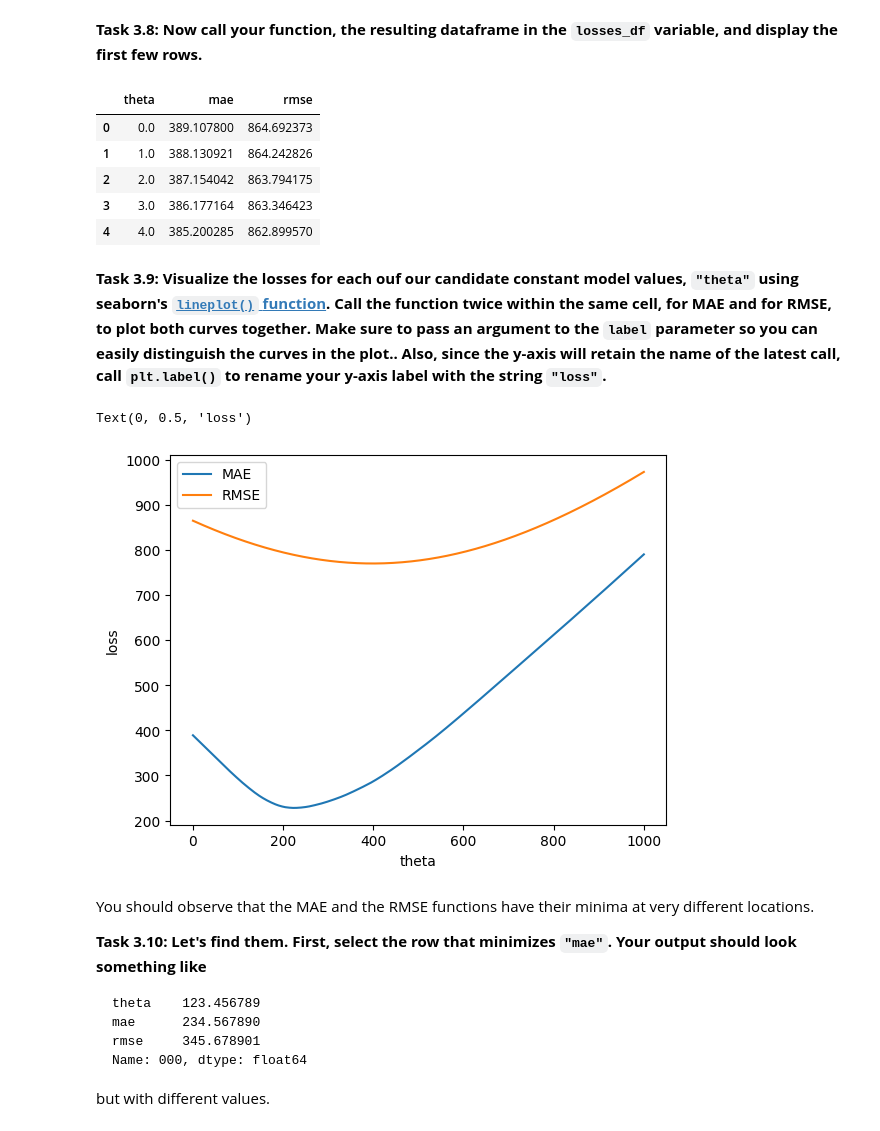
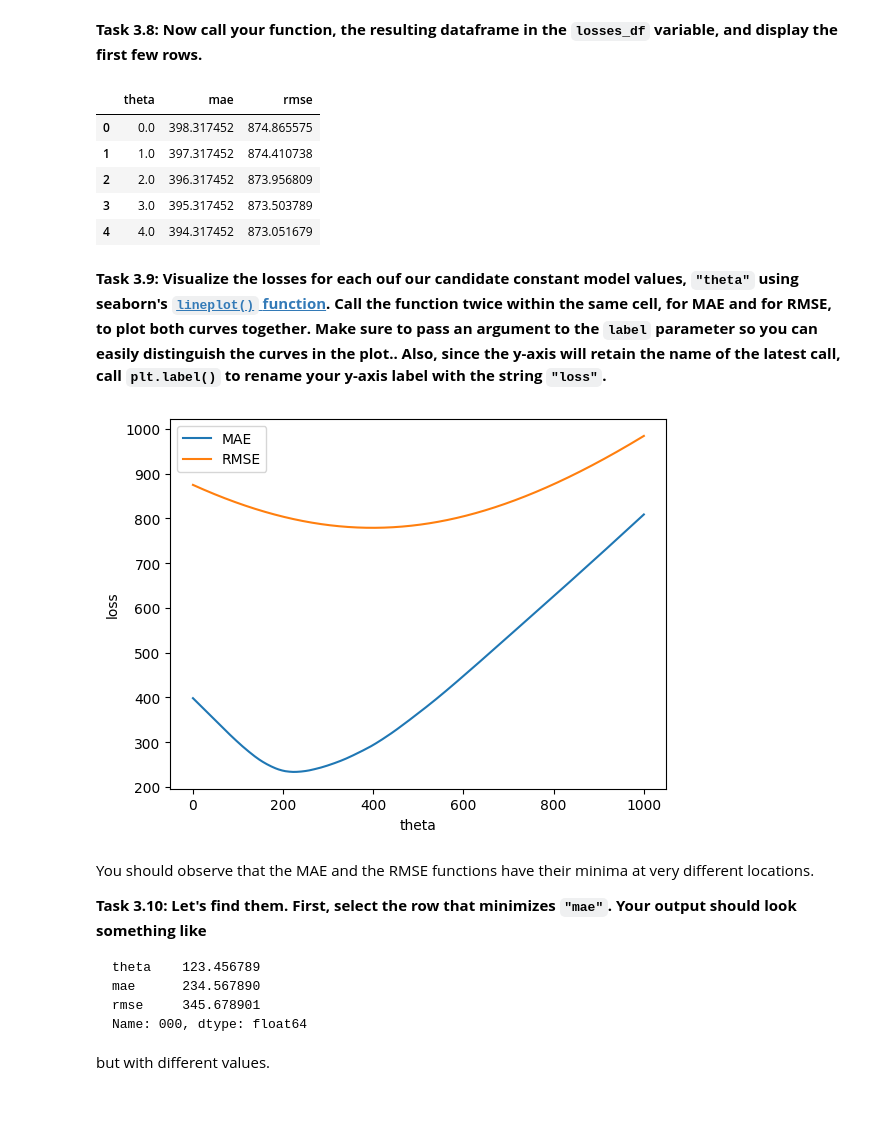
Before and after one commit to Jguan10/CS-39542, a Jupyter notebook: Programming Assignment 1/program01-template.ipynb, the cells around one changed output. Cells and saved outputs as stored; diff of their text form; code cells hidden in the pictures.

```diff
--- a/Programming Assignment 1/program01-template.ipynb
+++ b/Programming Assignment 1/program01-template.ipynb
@@ -382,45 +402,69 @@ Let's explore the differences between loss functions by building many constant m
 # function to compute losses over many constant models
 
 def compute_losses(y_true: pd.Series):
-    """Compute MAE and RMSE losses over a range of theta values.
+    """
+    Compute MAE and RMSE losses over a range of theta values.
 
-    :y_true: pandas.Series with true data.
+    :param y_true: pandas.Series with true data.
     :returns: pandas.DataFrame with MAE and RMSE values for each theta.
     """
 
     thetas = np.linspace(0, 1000, 1001)
+    maes = []
+    rmses = []
 
-   # complete this function ...
+    for i in thetas:
+        predictions = pd.Series(np.full(y_true.shape, i))
+
+        mae = mae_loss(y_true, predictions)
+        maes.append(mae)
+
+        rmse = rmse_loss(y_true, predictions)
+        rmses.append(rmse)
+
+    result_df = pd.DataFrame({
+        'theta': thetas,
+        'mae': maes,
+        'rmse': rmses
+    })
+
+    return result_df
 # %% [markdown]
 **Task 3.8: Now call your function, the resulting dataframe in the `losses_df` variable, and display the first few rows.**
 # %%
 # compute losses over many constant models
+losses_df = compute_losses(nycha_df['sqft_per_person'])
+losses_df.head()
 # %% [output]
 |  | theta | mae | rmse |
-| 0 | 0.0 | 389.107800 | 864.692373 |
-| 1 | 1.0 | 388.130921 | 864.242826 |
-| 2 | 2.0 | 387.154042 | 863.794175 |
-| 3 | 3.0 | 386.177164 | 863.346423 |
-| 4 | 4.0 | 385.200285 | 862.899570 |
+| 0 | 0.0 | 398.317452 | 874.865575 |
+| 1 | 1.0 | 397.317452 | 874.410738 |
+| 2 | 2.0 | 396.317452 | 873.956809 |
+| 3 | 3.0 | 395.317452 | 873.503789 |
+| 4 | 4.0 | 394.317452 | 873.051679 |
 # %% [markdown]
 **Task 3.9: Visualize the losses for each ouf our candidate constant model values, `"theta"` using seaborn's [`lineplot()` function](https://seaborn.pydata.org/generated/seaborn.lineplot.html). Call the function twice within the same cell, for MAE and for RMSE, to plot both curves together. Make sure to pass an argument to the `label` parameter so you can easily distinguish the curves in the plot.. Also, since the y-axis will retain the name of the latest call, call `plt.label()` to rename your y-axis label with the string `"loss"`.**
 # %%
 # plot losses at each theta
 
 sns.lineplot(
-    # ...
+    x='theta',
+    y='mae',
+    data=losses_df,
     label="MAE",
 )
 
 sns.lineplot(
-    # ...
-    label="RMSE"
+    x='theta',
+    y='rmse',
+    data=losses_df,
+    label="RMSE",
 )
 
 plt.ylabel("loss")
+plt.show()
 # %% [output]
-Text(0, 0.5, 'loss')
-[figure, old version]
+[figure, new version]
 # %% [markdown]
 You should observe that the MAE and the RMSE functions have their minima at very different locations.
 
```
Also changed, not shown: parts of 16 cells of this notebook.
